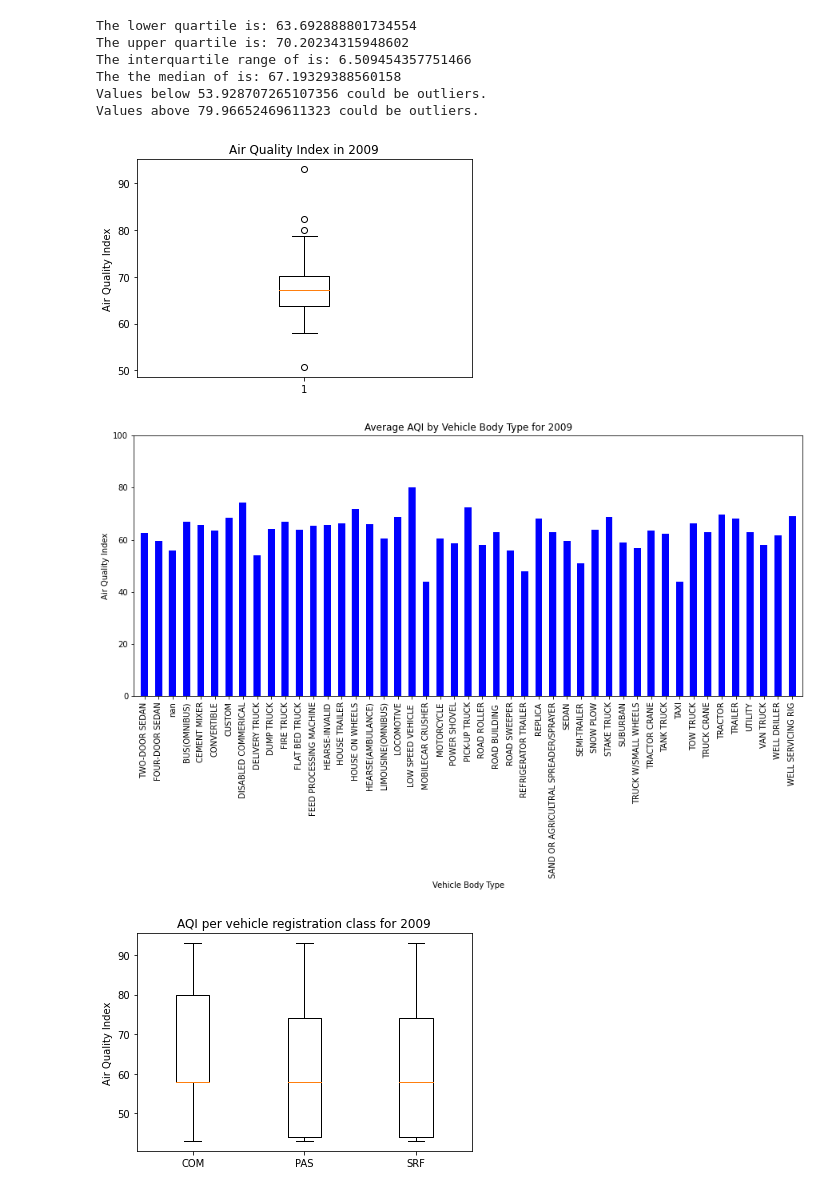
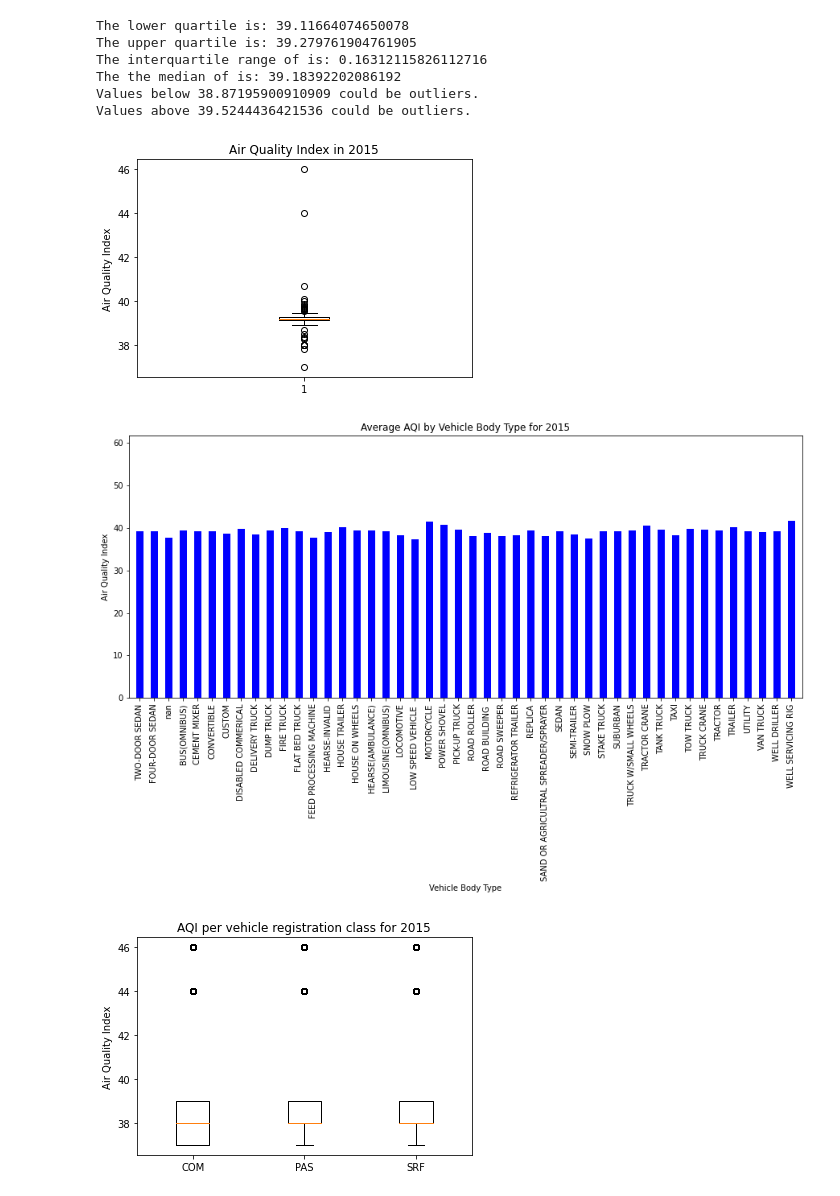
Before and after one commit to paloni-dotcom/Se7en, a Jupyter notebook: age_of_cars.ipynb, the cells around one changed output. Cells and saved outputs as stored; diff of their text form; code cells hidden in the pictures.

```diff
--- a/age_of_cars.ipynb
+++ b/age_of_cars.ipynb
@@ -13,7 +13,6 @@ def veh_aqi_merge(year):
 
     # get the vehicle database
     vehicle_df = pd.read_csv("vehicle_data.csv.gz", compression="gzip")
-    vehicle_df.head()
 
     # create a dataframe for all vehicles up to given year
     vehicle_year_df = vehicle_df.loc[vehicle_df['model_year'].astype(int) <= year]
@@ -168,7 +167,7 @@ def mult_box_plot(x_values, y_list , title, y_label, file_name):
     plt.show()
 # %%
 # for given year merge vehicle data and AQI data
-year = 2009
+year = 2015
 veh_complete_df = veh_aqi_merge(year)
 veh_complete_df.head()
 # %% [output]
@@ -223,13 +222,13 @@ file_name = f"Images/AQI_veh_age_box_{year}.png"
 
 box_plot(y_values, title, y_label, file_name)
 # %% [output]
-The lower quartile is: 63.692888801734554
-The upper quartile is: 70.20234315948602
-The interquartile range of is: 6.509454357751466
-The the median of is: 67.19329388560158
-Values below 53.928707265107356 could be outliers.
-Values above 79.96652469611323 could be outliers.
+The lower quartile is: 39.11664074650078
+The upper quartile is: 39.279761904761905
+The interquartile range of is: 0.16312115826112716
+The the median of is: 39.18392202086192
+Values below 38.87195900910909 could be outliers.
+Values above 39.5244436421536 could be outliers.
-[figure, old version]
+[figure, new version]
 # %%
 # plot a bar chart of air quality index for different vehicle body types
 
@@ -260,31 +259,35 @@ file_name = f"Images/AQI_veh_body_type_bar_{year}.png"
 
 bar_chart(veh_body_type_df['Body Description'], veh_body_type_df['AQI'], title, x_label, y_label, file_name)
 # %% [output]
-[figure, old version]
+[figure, new version]
 # %%
 # plot a multi box plot to compare passenger and commercial vehicles vs AQI
 
 # group the data by registration class
 veh_class_group = veh_complete_df.groupby("registration_class")
 
 # get the keys of each group
 veh_classes = veh_class_group.groups.keys()
 
+veh_class_list = ['Commercial', 'Private']
+
 veh_class_AQI = []
+
+com_df = veh_class_group.get_group('COM')
 
 for veh_class in veh_classes:
     class_group_df = veh_class_group.get_group(veh_class)
 
     # append to the list the AQI for each vehicle in class
     veh_class_AQI.append(class_group_df['AQI'])
 
 # set title and label for y axis
 title = f'AQI per vehicle registration class for {year}'
 y_label = 'Air Quality Index'
 
 # filename to store the .png file
-file_name = f"Images\reg_class_aqi_{year}.png"
+file_name = f"Images/reg_class_aqi_{year}.png"
 
 mult_box_plot(veh_class_AQI, veh_classes, title, y_label, file_name)
 # %% [output]
-[figure, old version]
+[figure, new version]
```
Also changed, not shown: parts of 3 cells of this notebook, 23 other files.
